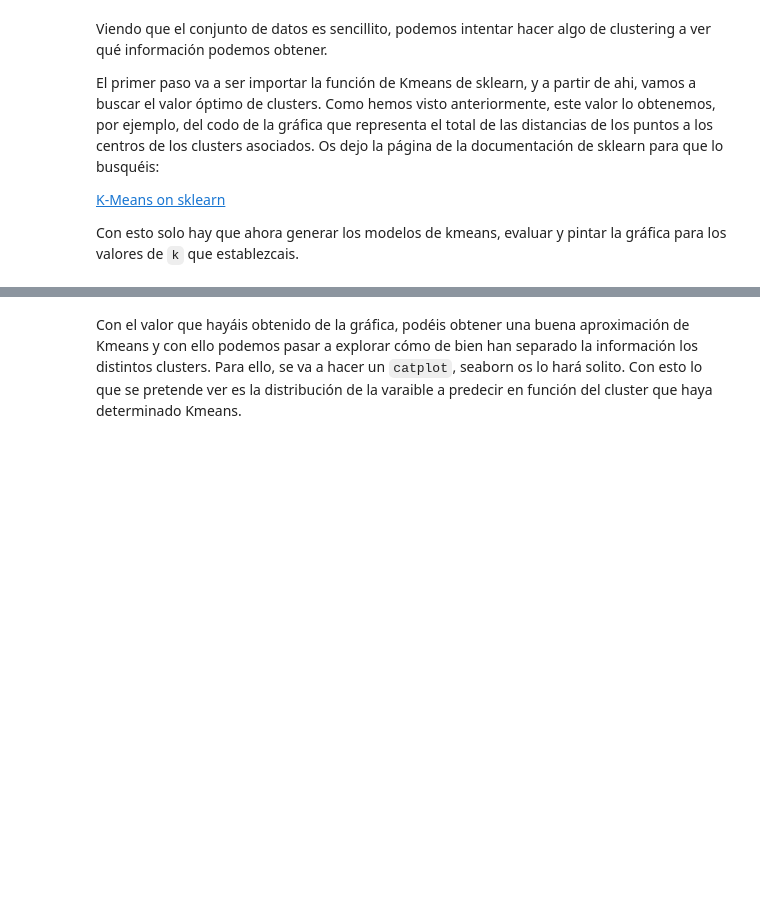
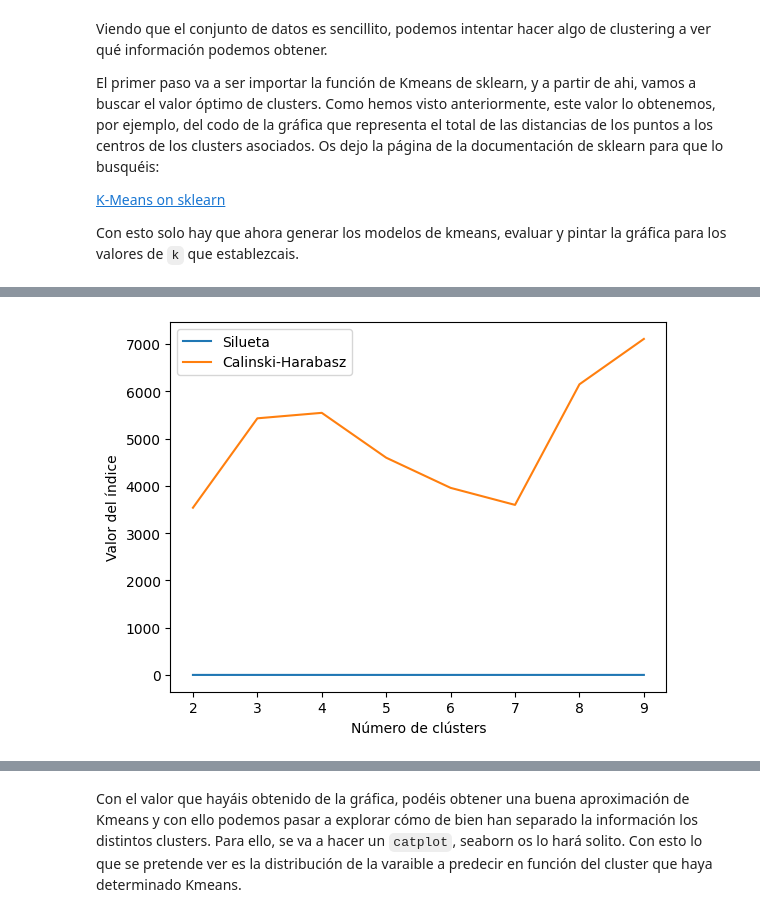
Before and after one commit to AI-School-F5-P3/Nat_noSupervisado, a Jupyter notebook: S4_Clustering_PCA_Plantilla.ipynb, the cells around one changed output, grey strips where cells are left out. Saved outputs shown, nothing was run; the diff lists cells and outputs as text; code cells hidden in the pictures; blank space fills up the shorter version.

Commit message:
Hasta Kmeans

```diff
--- a/S4_Clustering_PCA_Plantilla.ipynb
+++ b/S4_Clustering_PCA_Plantilla.ipynb
@@ -324,0 +754,42 @@ sns.lineplot(x=k_values, y=scores)
+# %%
+from sklearn.cluster import KMeans
+from sklearn.metrics import silhouette_score, calinski_harabasz_score, davies_bouldin_score
+import matplotlib.pyplot as plt
+
+# Definir el rango de valores de k
+k_values = range(2, 10)
+
+# Inicializar listas para almacenar los resultados
+silhouette_scores = []
+calinski_harabasz_scores = []
+davies_bouldin_scores = []
+
+# Iterar sobre los valores de k
+for k in k_values:
+    # Crear un objeto KMeans
+    kmeans = KMeans(n_clusters=k, random_state=42)
+
+    # Ajustar el modelo de KMeans a los datos
+    kmeans.fit(X_train_pca)
+
+    # Calcular la silueta
+    silhouette = silhouette_score(X_train_pca, kmeans.labels_)
+    silhouette_scores.append(silhouette)
+
+    # Calcular el índice de Calinski-Harabasz
+    calinski_harabasz = calinski_harabasz_score(X_train_pca, kmeans.labels_)
+    calinski_harabasz_scores.append(calinski_harabasz)
+
+    # Calcular el índice de Davies-Bouldin
+
+
+# Dibujar los gráficos
+plt.plot(k_values, silhouette_scores, label='Silueta')
+plt.plot(k_values, calinski_harabasz_scores, label='Calinski-Harabasz')
+
+plt.xlabel('Número de clústers')
+plt.ylabel('Valor del índice')
+plt.legend()
+plt.show()
+# %% [output]
+[figure, added]
```
Also changed, not shown: parts of 33 cells of this notebook.
